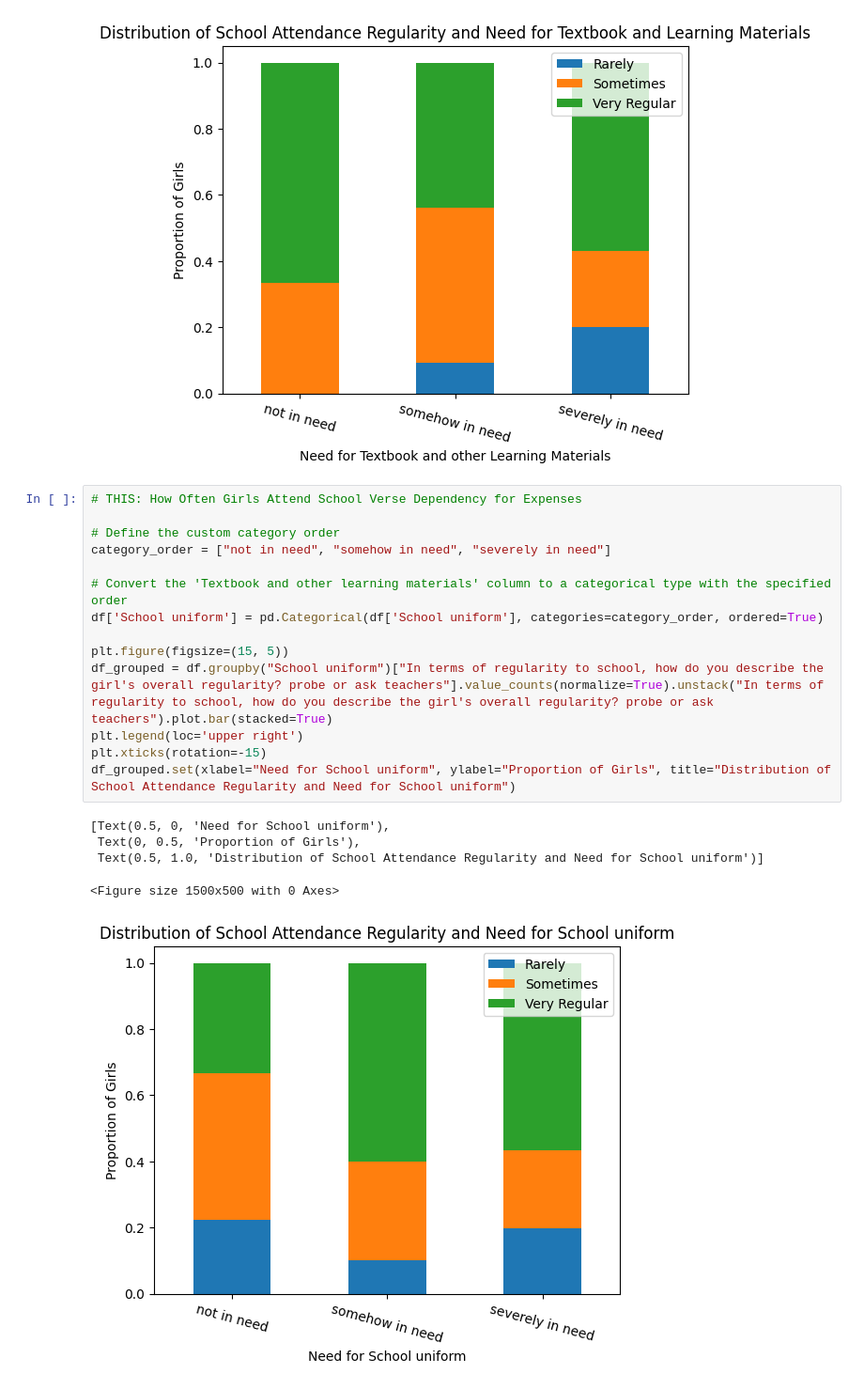
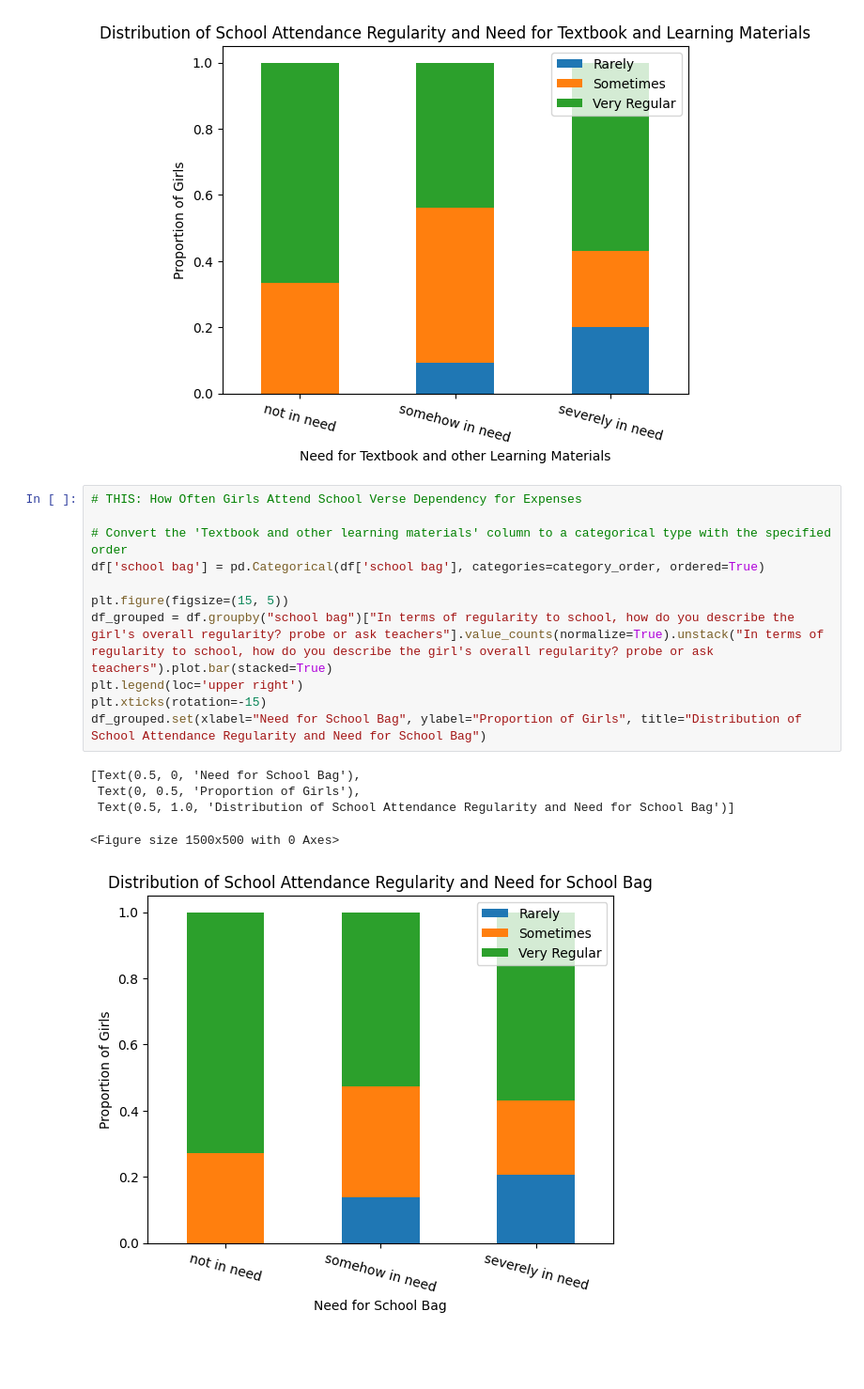
Before and after one commit to dfglondon24/Team-3, a Jupyter notebook: GirlsInGhana.ipynb, the cells around one changed output. Shown at 94% size. Drawn from its saved outputs; the diff is of its cells as text; blank space fills up the shorter version.

```diff
--- a/GirlsInGhana.ipynb
+++ b/GirlsInGhana.ipynb
@@ -158,20 +158,17 @@ df_grouped.set(xlabel="Need for Textbook and other Learning Materials", ylabel="
 # %%
 # THIS: How Often Girls Attend School Verse Dependency for Expenses
 
-# Define the custom category order
-category_order = ["not in need", "somehow in need", "severely in need"]
-
 # Convert the 'Textbook and other learning materials' column to a categorical type with the specified order
-df['School uniform'] = pd.Categorical(df['School uniform'], categories=category_order, ordered=True)
+df['school bag'] = pd.Categorical(df['school bag'], categories=category_order, ordered=True)
 
 plt.figure(figsize=(15, 5))
-df_grouped = df.groupby("School uniform")["In terms of regularity to school, how do you describe the girl's overall regularity? probe or ask teachers"].value_counts(normalize=True).unstack("In terms of regularity to school, how do you describe the girl's overall regularity? probe or ask teachers").plot.bar(stacked=True)
+df_grouped = df.groupby("school bag")["In terms of regularity to school, how do you describe the girl's overall regularity? probe or ask teachers"].value_counts(normalize=True).unstack("In terms of regularity to school, how do you describe the girl's overall regularity? probe or ask teachers").plot.bar(stacked=True)
 plt.legend(loc='upper right')
 plt.xticks(rotation=-15)
-df_grouped.set(xlabel="Need for School uniform", ylabel="Proportion of Girls", title="Distribution of School Attendance Regularity and Need for School uniform")
+df_grouped.set(xlabel="Need for School Bag", ylabel="Proportion of Girls", title="Distribution of School Attendance Regularity and Need for School Bag")
 # %% [output]
-[Text(0.5, 0, 'Need for School uniform'),
+[Text(0.5, 0, 'Need for School Bag'),
  Text(0, 0.5, 'Proportion of Girls'),
- Text(0.5, 1.0, 'Distribution of School Attendance Regularity and Need for School uniform')]
+ Text(0.5, 1.0, 'Distribution of School Attendance Regularity and Need for School Bag')]
 <Figure size 1500x500 with 0 Axes>
-[figure, old version]
+[figure, new version]
```
Also changed, not shown: parts of 1 cell of this notebook.
